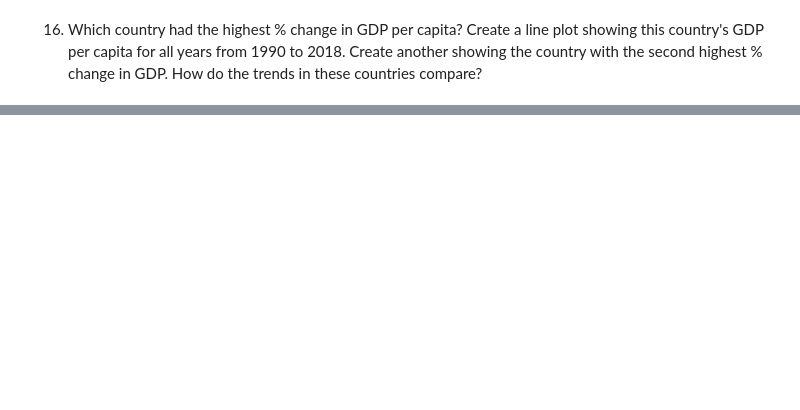
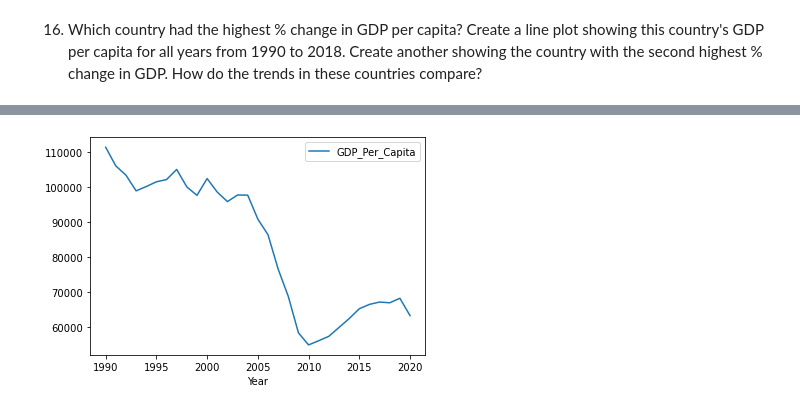
Before and after one commit to nss-data-science-cohort-7/un-exploration-toni-nss, a Jupyter notebook: notebooks/UN_Data_Exploration.ipynb, the cells around one changed output, grey strips where cells are left out. Cells and saved outputs as stored; diff of their text form; code cells hidden in the pictures; blank space fills up the shorter version.

```diff
--- a/notebooks/UN_Data_Exploration.ipynb
+++ b/notebooks/UN_Data_Exploration.ipynb
@@ -168,0 +187,4 @@ negative_gdp.head(1)
+# %%
+emi=gdp_df[(gdp_df['Country']=='United Arab Emirates')].plot.line(x='Year',y='GDP_Per_Capita')
+# %% [output]
+[figure, added]
```
Also changed, not shown: parts of 13 cells of this notebook.
